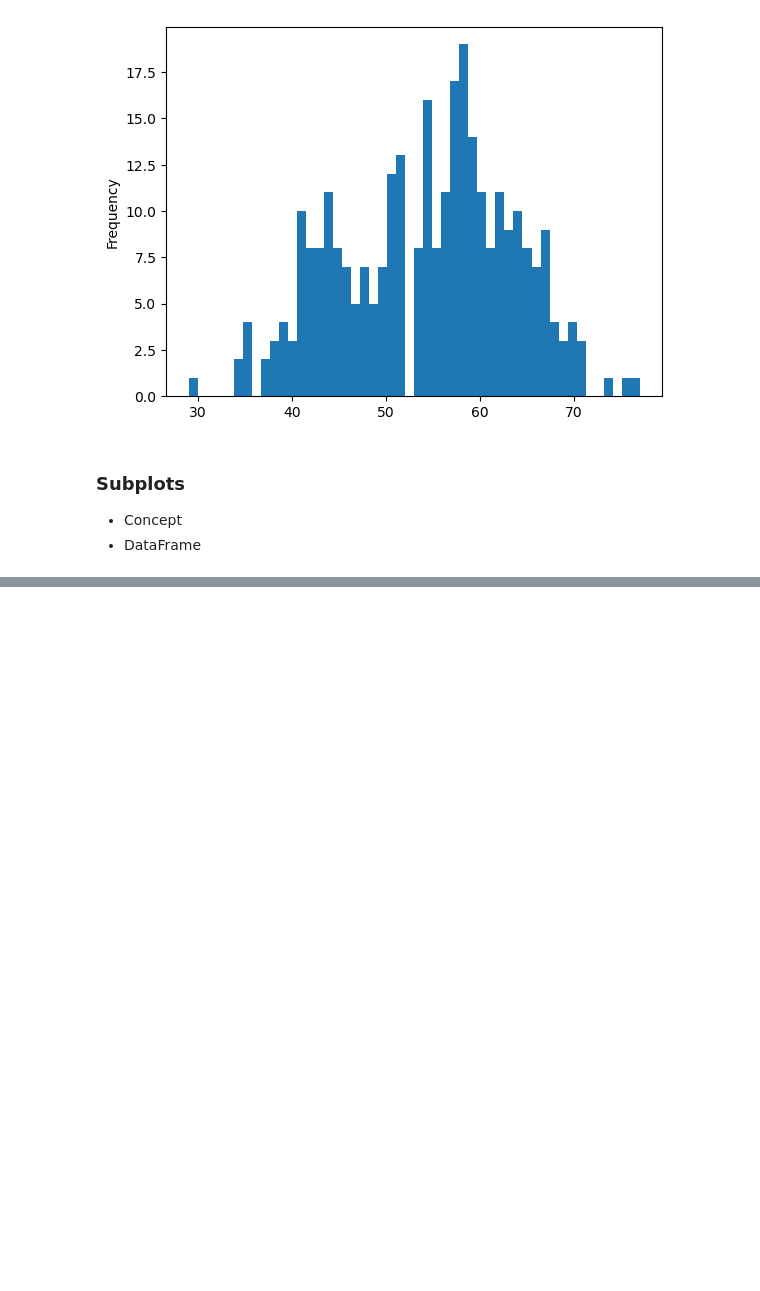
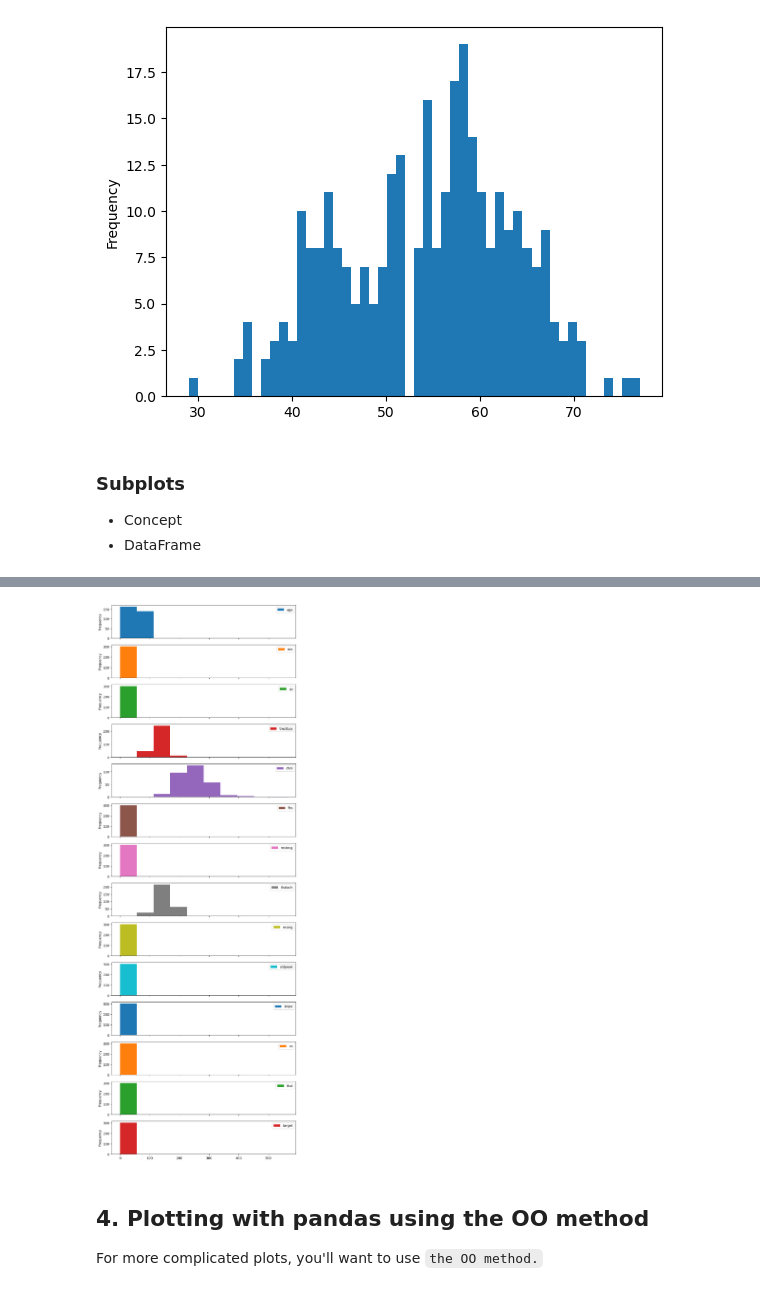
Before and after one commit to abdelaziz-lounes/simple_project, a Jupyter notebook: introduction to matplotLib.ipynb, the cells around one changed output, grey strips where cells are left out. Drawn from its saved outputs; the diff is of its cells as text; code cells hidden in the pictures; blank space fills up the shorter version.

Commit message:
adding another plot to exixsting styled one

```diff
--- a/introduction to matplotLib.ipynb
+++ b/introduction to matplotLib.ipynb
@@ -530,0 +538,9 @@ heart_disease["age"].plot.hist(bins=50);
+# %%
+heart_disease.plot.hist(figsize=(10,30), subplots=True);
+# %% [output]
+[figure, added]
+# %% [markdown]
+
+## 4. Plotting with pandas using the OO method
+
+For more complicated plots, you'll want to use `the OO method.`
```
Also changed, not shown: parts of 21 cells of this notebook.
